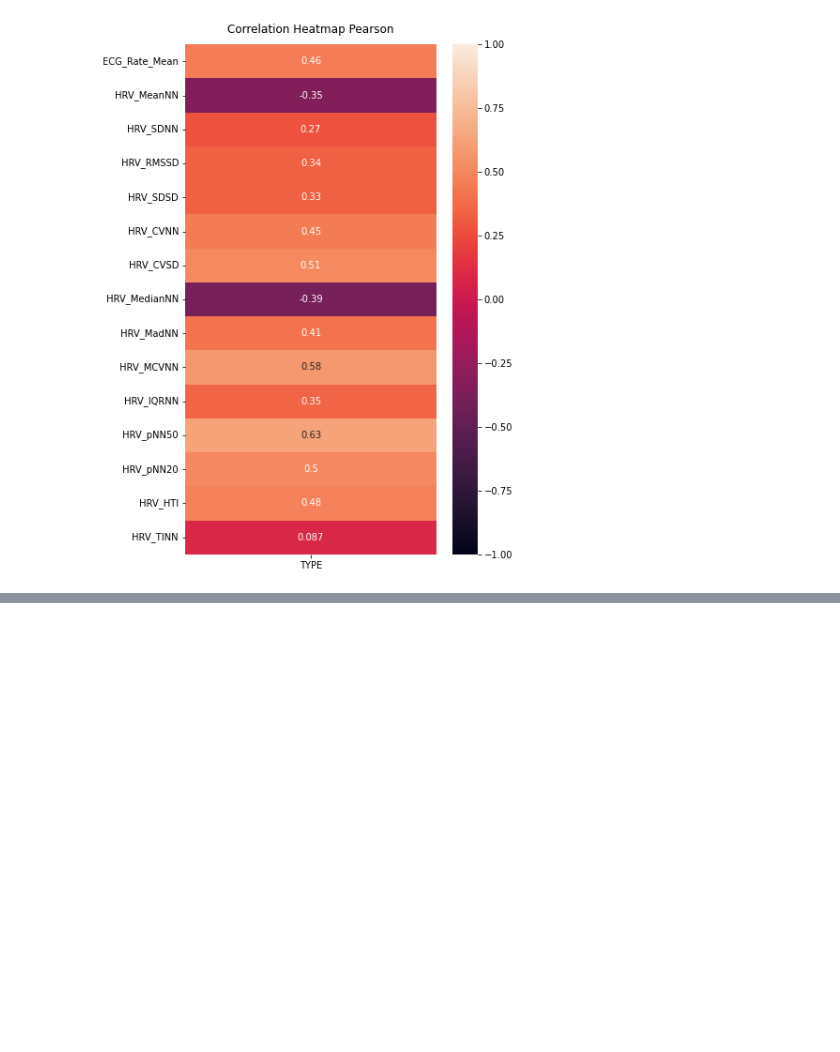
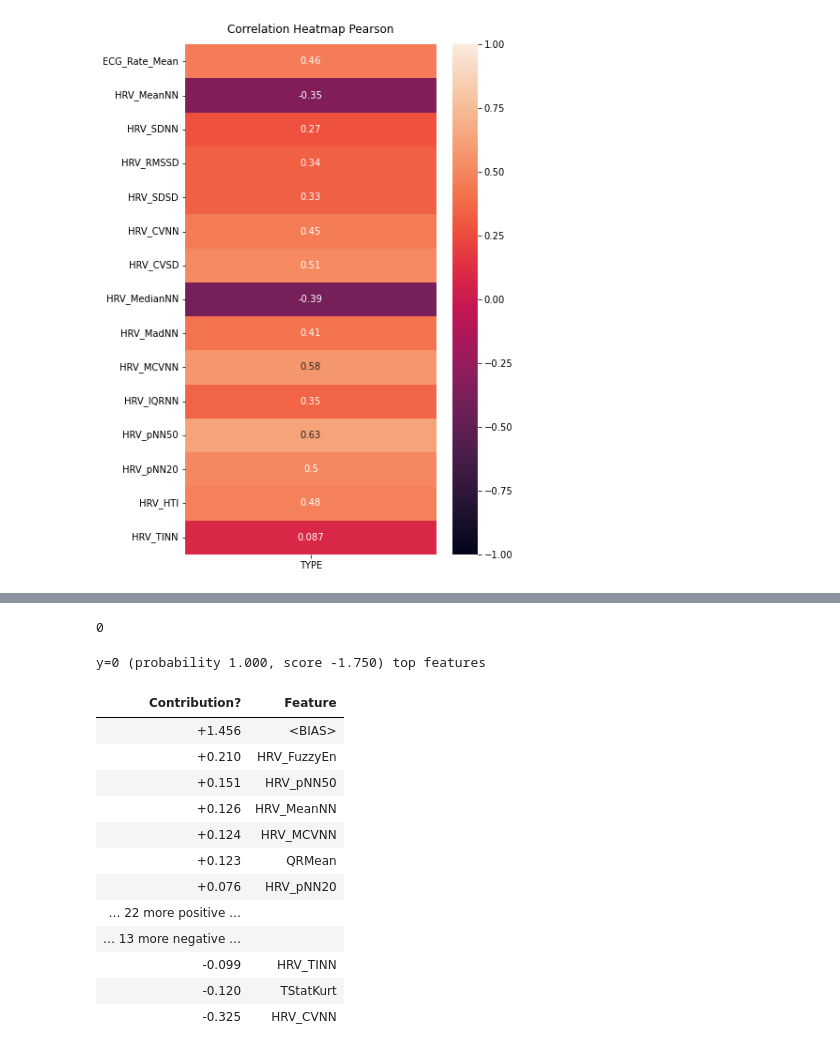
Before and after one commit to loewe2/die-sonderposten, a Jupyter notebook: xgbfeatures.ipynb, the cells around one changed output, grey strips where cells are left out. Drawn from its saved outputs; the diff is of its cells as text; code cells hidden in the pictures; blank space fills up the shorter version.

```diff
--- a/xgbfeatures.ipynb
+++ b/xgbfeatures.ipynb
@@ -191,0 +213,8 @@ heatmap.set_title('Correlation Heatmap Pearson', fontdict={'fontsize':12}, pad=1
+# %%
+df = pd.read_pickle('./Neurokit_Dataset.pkl')
+df = df.replace('N', 0)
+df = df.replace('A', 1)
+# change all infinty values to nan's that can be handled by xgboost
+df.replace([np.inf, -np.inf], np.nan, inplace=True)
+labels = df['TYPE']
+df.drop('TYPE', axis=1, inplace=True)
@@ -191,0 +241,19 @@ heatmap.set_title('Correlation Heatmap Pearson', fontdict={'fontsize':12}, pad=1
+# %%
+print(labels.iloc[0])
+eli5.explain_prediction_xgboost(model,df.iloc[0], top=10)
+# %% [output]
+0
+y=0 (probability 1.000, score -1.750) top features
+| Contribution? | Feature |
+| +1.456 | <BIAS> |
+| +0.210 | HRV_FuzzyEn |
+| +0.151 | HRV_pNN50 |
+| +0.126 | HRV_MeanNN |
+| +0.124 | HRV_MCVNN |
+| +0.123 | QRMean |
+| +0.076 | HRV_pNN20 |
+| … 22 more positive … |  |
+| … 13 more negative … |  |
+| -0.099 | HRV_TINN |
+| -0.120 | TStatKurt |
+| -0.325 | HRV_CVNN |
```
Also changed, not shown: parts of 11 cells of this notebook, 1 other file.
